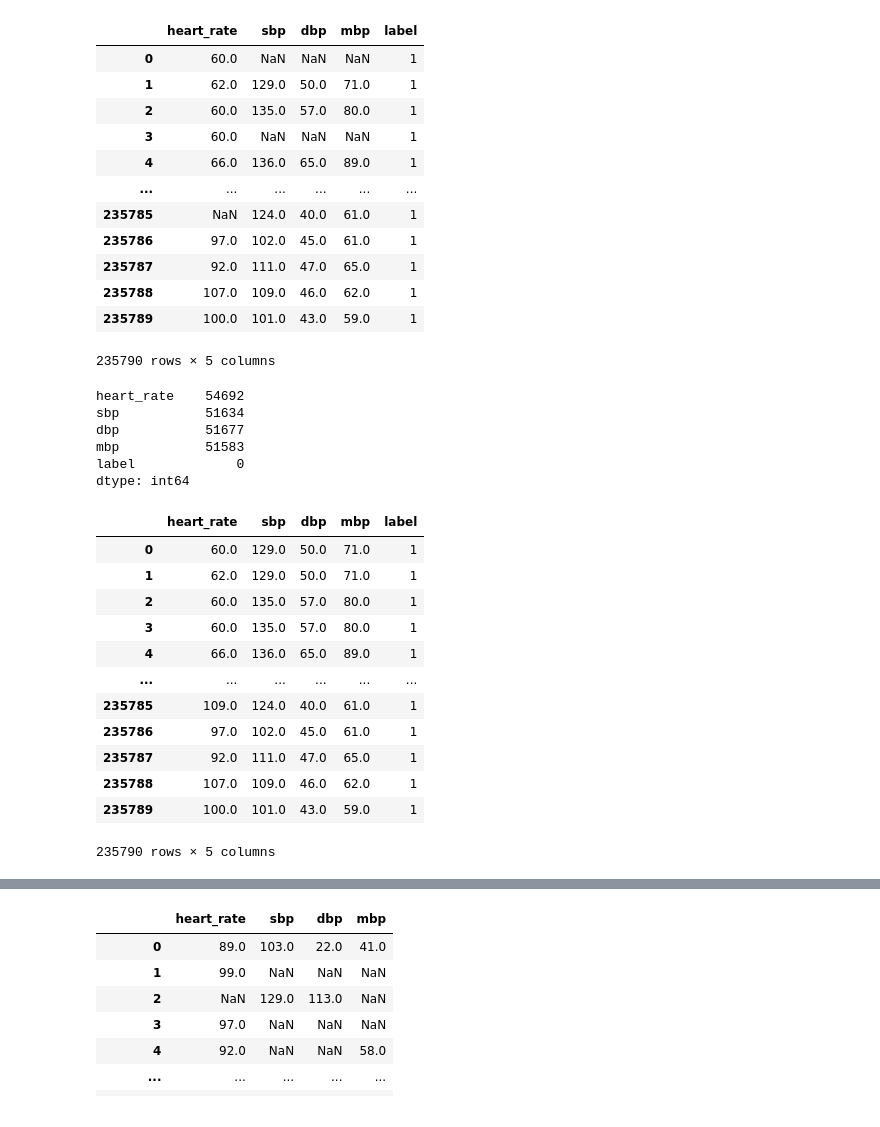
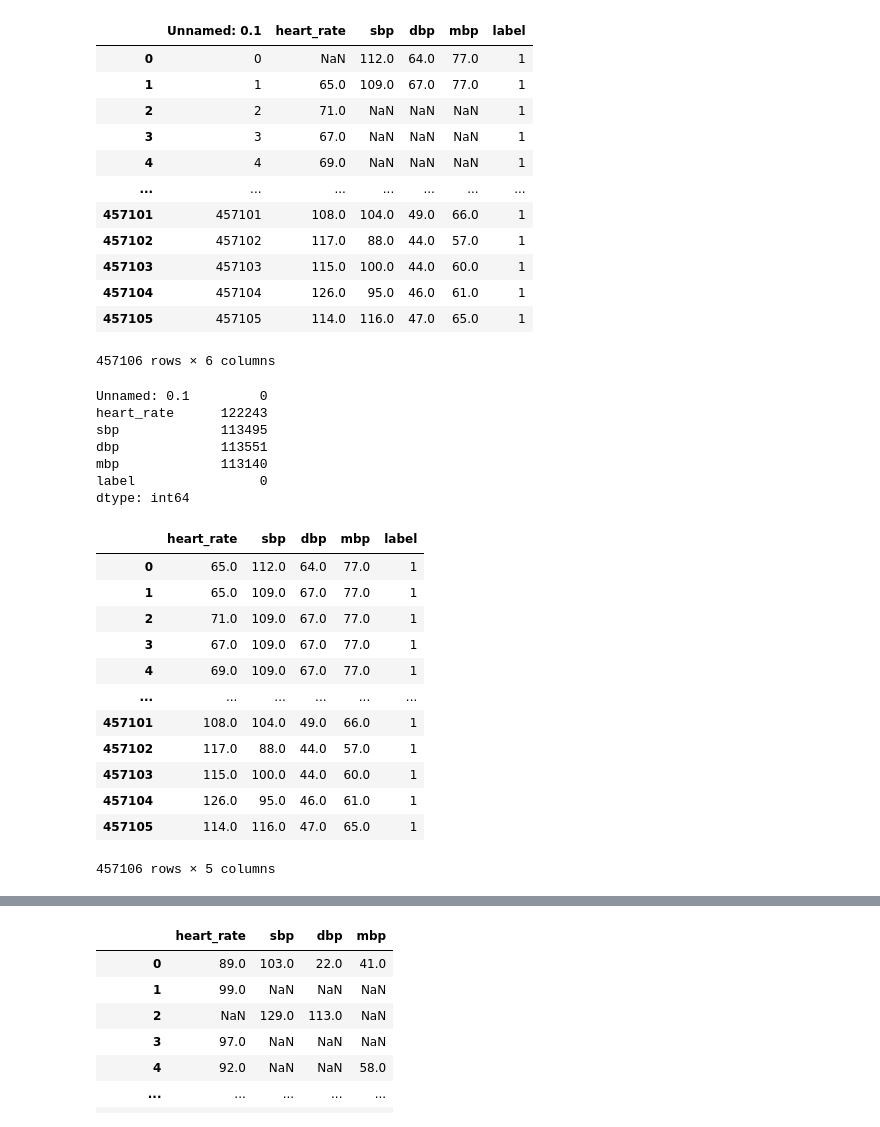
Before and after one commit to stevelan/UniMLHealth-GroupProject, a Jupyter notebook: notebooks/03-SVM-vitals.ipynb, the cells around one changed output, grey strips where cells are left out. Drawn from its saved outputs; the diff is of its cells as text; code cells hidden in the pictures.

```diff
--- a/notebooks/03-SVM-vitals.ipynb
+++ b/notebooks/03-SVM-vitals.ipynb
@@ -6,4 +8,6 @@ from detectdd import config
 # %%
-with_label_1 = pd.read_csv(config.out_dir / 'vitals_data_before_and_after_ABC.csv')
+filename = 'vitals_data_before_and_after_ABCD.csv'
+# filename ='vitals_data_before_and_after_ABC.csv'
+with_label_1 = pd.read_csv(config.out_dir / filename)
 with_label_1
 # %% [output]
@@ -43,51 +47,53 @@ with_label_1
 with_label_1['label'] = 1
 with_label_1
 # %% [output]
-|  | heart_rate | sbp | dbp | mbp | label |
-| 0 | 60.0 | NaN | NaN | NaN | 1 |
-| 1 | 62.0 | 129.0 | 50.0 | 71.0 | 1 |
-| 2 | 60.0 | 135.0 | 57.0 | 80.0 | 1 |
-| 3 | 60.0 | NaN | NaN | NaN | 1 |
-| 4 | 66.0 | 136.0 | 65.0 | 89.0 | 1 |
-| ... | ... | ... | ... | ... | ... |
-| 235785 | NaN | 124.0 | 40.0 | 61.0 | 1 |
-| 235786 | 97.0 | 102.0 | 45.0 | 61.0 | 1 |
-| 235787 | 92.0 | 111.0 | 47.0 | 65.0 | 1 |
-| 235788 | 107.0 | 109.0 | 46.0 | 62.0 | 1 |
-| 235789 | 100.0 | 101.0 | 43.0 | 59.0 | 1 |
+|  | Unnamed: 0.1 | heart_rate | sbp | dbp | mbp | label |
+| 0 | 0 | NaN | 112.0 | 64.0 | 77.0 | 1 |
+| 1 | 1 | 65.0 | 109.0 | 67.0 | 77.0 | 1 |
+| 2 | 2 | 71.0 | NaN | NaN | NaN | 1 |
+| 3 | 3 | 67.0 | NaN | NaN | NaN | 1 |
+| 4 | 4 | 69.0 | NaN | NaN | NaN | 1 |
+| ... | ... | ... | ... | ... | ... | ... |
+| 457101 | 457101 | 108.0 | 104.0 | 49.0 | 66.0 | 1 |
+| 457102 | 457102 | 117.0 | 88.0 | 44.0 | 57.0 | 1 |
+| 457103 | 457103 | 115.0 | 100.0 | 44.0 | 60.0 | 1 |
+| 457104 | 457104 | 126.0 | 95.0 | 46.0 | 61.0 | 1 |
+| 457105 | 457105 | 114.0 | 116.0 | 47.0 | 65.0 | 1 |
-235790 rows × 5 columns
+457106 rows × 6 columns
 # %%
 missing_values = with_label_1.isnull().sum()
 print(missing_values)
 # %% [output]
-heart_rate    54692
-sbp           51634
-dbp           51677
-mbp           51583
-label             0
+Unnamed: 0.1         0
+heart_rate      122243
+sbp             113495
+dbp             113551
+mbp             113140
+label                0
 dtype: int64
 # %%
 cols_to_fill = ['heart_rate', 'sbp', 'dbp', 'mbp']
 
 for col in cols_to_fill:
     with_label_1[col].fillna(method='ffill', inplace=True)
     with_label_1[col].fillna(method='bfill', inplace=True)
 
+with_label_1 = with_label_1.drop('Unnamed: 0.1', axis=1)
 with_label_1
 # %% [output]
 |  | heart_rate | sbp | dbp | mbp | label |
-| 0 | 60.0 | 129.0 | 50.0 | 71.0 | 1 |
-| 1 | 62.0 | 129.0 | 50.0 | 71.0 | 1 |
-| 2 | 60.0 | 135.0 | 57.0 | 80.0 | 1 |
-| 3 | 60.0 | 135.0 | 57.0 | 80.0 | 1 |
-| 4 | 66.0 | 136.0 | 65.0 | 89.0 | 1 |
+| 0 | 65.0 | 112.0 | 64.0 | 77.0 | 1 |
+| 1 | 65.0 | 109.0 | 67.0 | 77.0 | 1 |
+| 2 | 71.0 | 109.0 | 67.0 | 77.0 | 1 |
+| 3 | 67.0 | 109.0 | 67.0 | 77.0 | 1 |
+| 4 | 69.0 | 109.0 | 67.0 | 77.0 | 1 |
 | ... | ... | ... | ... | ... | ... |
-| 235785 | 109.0 | 124.0 | 40.0 | 61.0 | 1 |
-| 235786 | 97.0 | 102.0 | 45.0 | 61.0 | 1 |
-| 235787 | 92.0 | 111.0 | 47.0 | 65.0 | 1 |
-| 235788 | 107.0 | 109.0 | 46.0 | 62.0 | 1 |
-| 235789 | 100.0 | 101.0 | 43.0 | 59.0 | 1 |
+| 457101 | 108.0 | 104.0 | 49.0 | 66.0 | 1 |
+| 457102 | 117.0 | 88.0 | 44.0 | 57.0 | 1 |
+| 457103 | 115.0 | 100.0 | 44.0 | 60.0 | 1 |
+| 457104 | 126.0 | 95.0 | 46.0 | 61.0 | 1 |
+| 457105 | 114.0 | 116.0 | 47.0 | 65.0 | 1 |
-235790 rows × 5 columns
+457106 rows × 5 columns
 # %%
 with_label_0 = pd.read_csv('vitals_data_before_and_after_no_drug_interaction.csv')
 with_label_0
```
Also changed, not shown: parts of 9 cells of this notebook.
